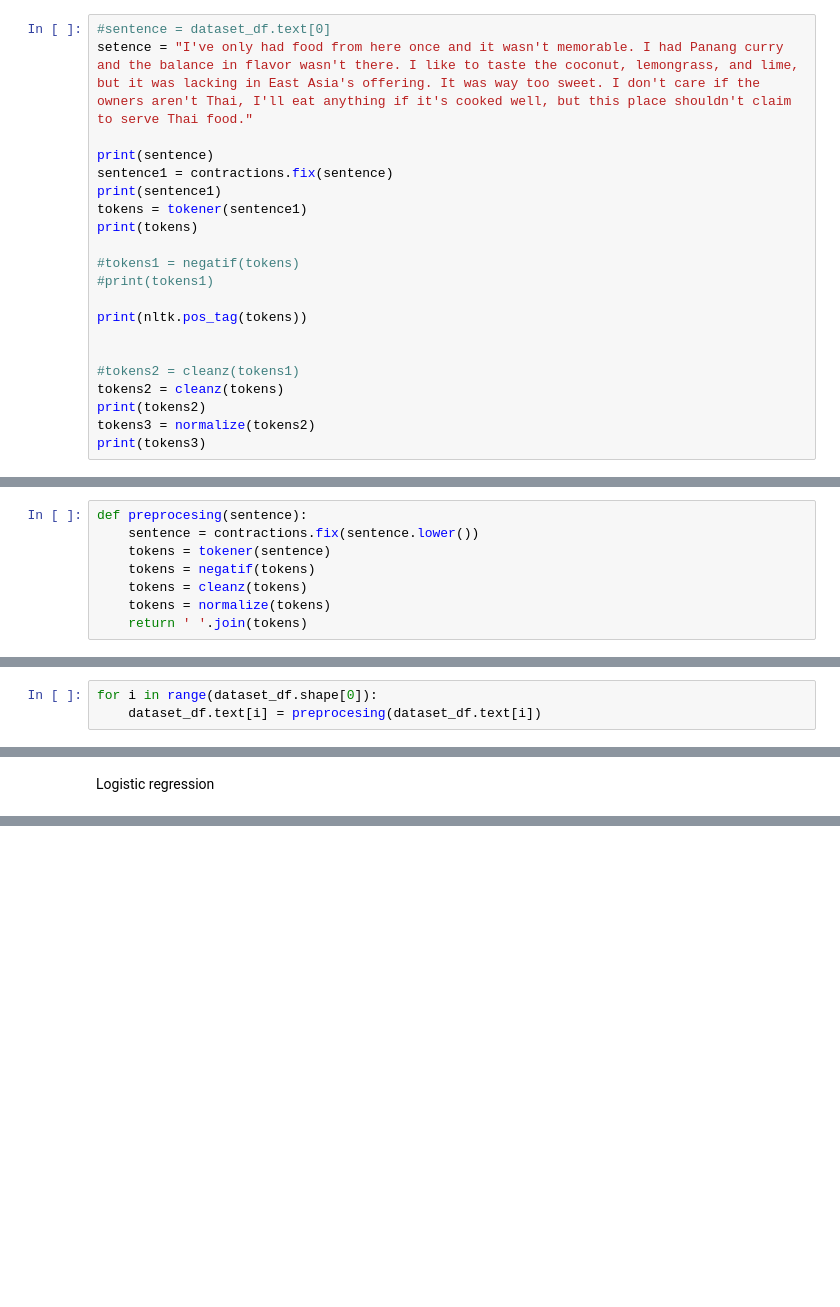
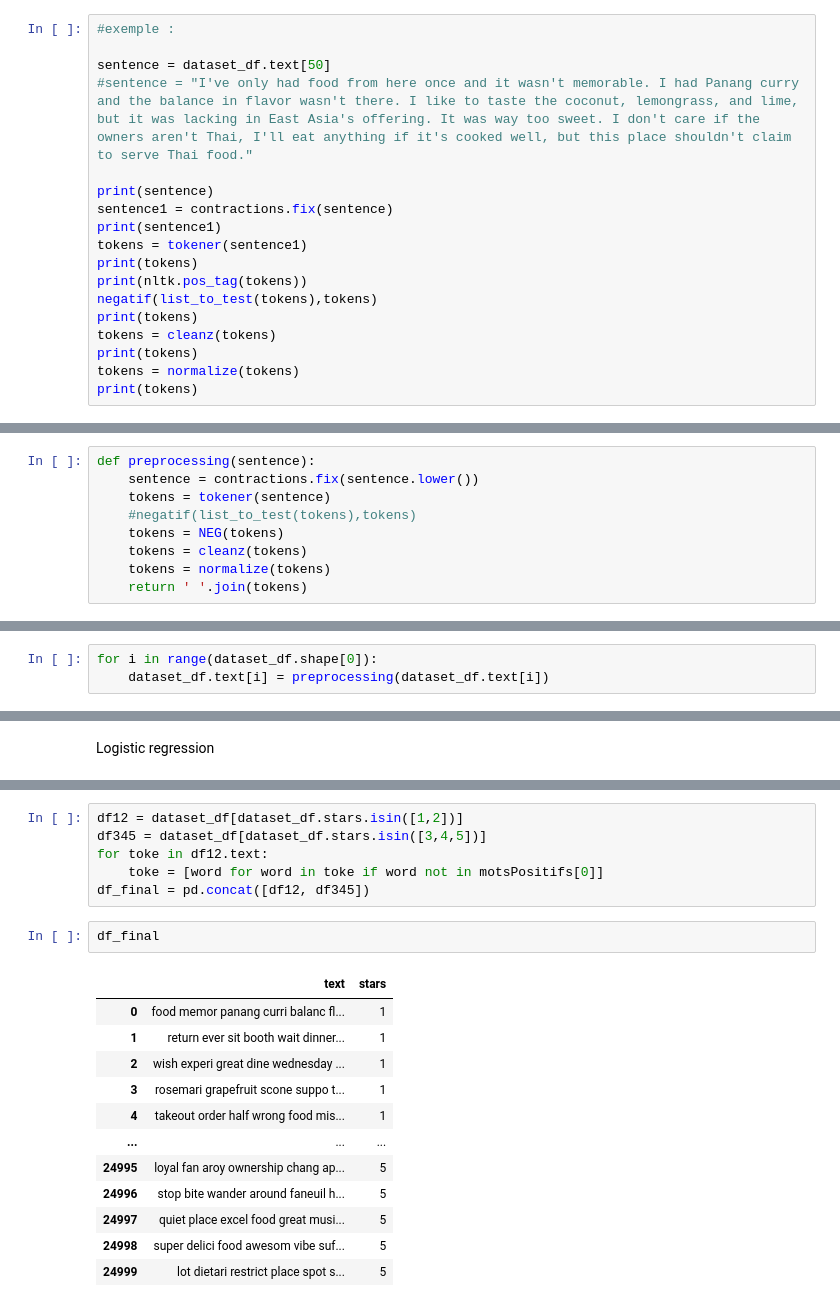
Before and after one commit to Prax0o/NLP_Jalon1, a Jupyter notebook: Jalon1_WarmUp.ipynb, the cells around one changed output, grey strips where cells are left out. Saved outputs shown, nothing was run; the diff lists cells and outputs as text; blank space fills up the shorter version.

```diff
--- a/Jalon1_WarmUp.ipynb
+++ b/Jalon1_WarmUp.ipynb
@@ -213,21 +290,18 @@ def normalize(tokens):
 # %%
-#sentence = dataset_df.text[0]
-setence = "I've only had food from here once and it wasn't memorable. I had Panang curry and the balance in flavor wasn't there. I like to taste the coconut, lemongrass, and lime, but it was lacking in East Asia's offering. It was way too sweet. I don't care if the owners aren't Thai, I'll eat anything if it's cooked well, but this place shouldn't claim to serve Thai food."
+#exemple :
+
+sentence = dataset_df.text[50]
+#sentence = "I've only had food from here once and it wasn't memorable. I had Panang curry and the balance in flavor wasn't there. I like to taste the coconut, lemongrass, and lime, but it was lacking in East Asia's offering. It was way too sweet. I don't care if the owners aren't Thai, I'll eat anything if it's cooked well, but this place shouldn't claim to serve Thai food."
 
 print(sentence)
 sentence1 = contractions.fix(sentence)
 print(sentence1)
 tokens = tokener(sentence1)
 print(tokens)
-
-#tokens1 = negatif(tokens)
-#print(tokens1)
-
 print(nltk.pos_tag(tokens))
-
-
-#tokens2 = cleanz(tokens1)
-tokens2 = cleanz(tokens)
-print(tokens2)
-tokens3 = normalize(tokens2)
-print(tokens3)
+negatif(list_to_test(tokens),tokens)
+print(tokens)
+tokens = cleanz(tokens)
+print(tokens)
+tokens = normalize(tokens)
+print(tokens)
@@ -241,8 +308,9 @@ I have only had food from here once and it was not memorable. I had Panang curry
 # %%
-def preprocesing(sentence):
+def preprocessing(sentence):
     sentence = contractions.fix(sentence.lower())
     tokens = tokener(sentence)
-    tokens = negatif(tokens)
+    #negatif(list_to_test(tokens),tokens)
+    tokens = NEG(tokens)
     tokens = cleanz(tokens)
     tokens = normalize(tokens)
     return ' '.join(tokens)
@@ -249,4 +323,4 @@ def preprocesing(sentence):
 # %%
 for i in range(dataset_df.shape[0]):
-    dataset_df.text[i] = preprocesing(dataset_df.text[i])
+    dataset_df.text[i] = preprocessing(dataset_df.text[i])
 # %% [output]
@@ -316,0 +384,21 @@ SyntaxError: ignored
+# %%
+df12 = dataset_df[dataset_df.stars.isin([1,2])]
+df345 = dataset_df[dataset_df.stars.isin([3,4,5])]
+for toke in df12.text:
+    toke = [word for word in toke if word not in motsPositifs[0]]
+df_final = pd.concat([df12, df345])
+# %%
+df_final
+# %% [output]
+|  | text | stars |
+| 0 | food memor panang curri balanc fl... | 1 |
+| 1 | return ever sit booth wait dinner... | 1 |
+| 2 | wish experi great dine wednesday ... | 1 |
+| 3 | rosemari grapefruit scone suppo t... | 1 |
+| 4 | takeout order half wrong food mis... | 1 |
+| ... | ... | ... |
+| 24995 | loyal fan aroy ownership chang ap... | 5 |
+| 24996 | stop bite wander around faneuil h... | 5 |
+| 24997 | quiet place excel food great musi... | 5 |
+| 24998 | super delici food awesom vibe suf... | 5 |
+| 24999 | lot dietari restrict place spot s... | 5 |
```
Also changed, not shown: parts of 21 cells of this notebook, 1 other file.
